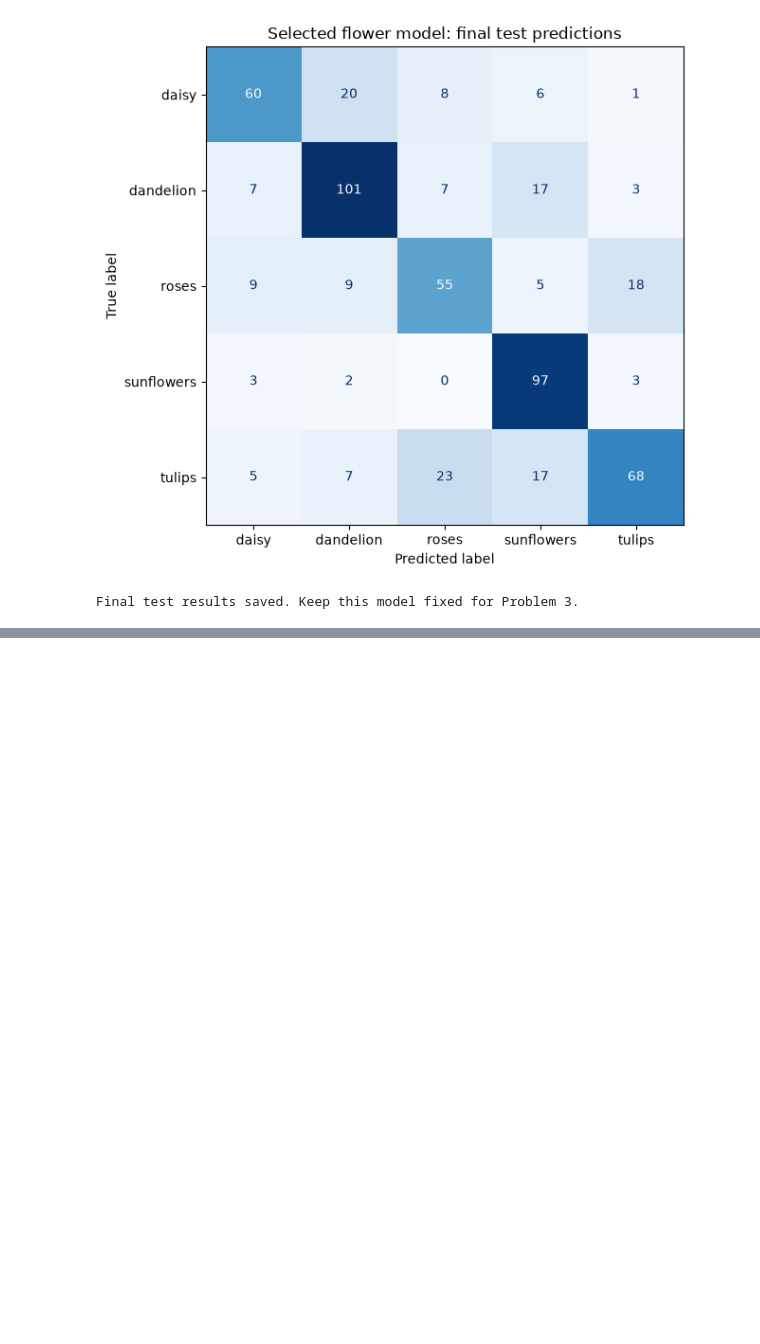
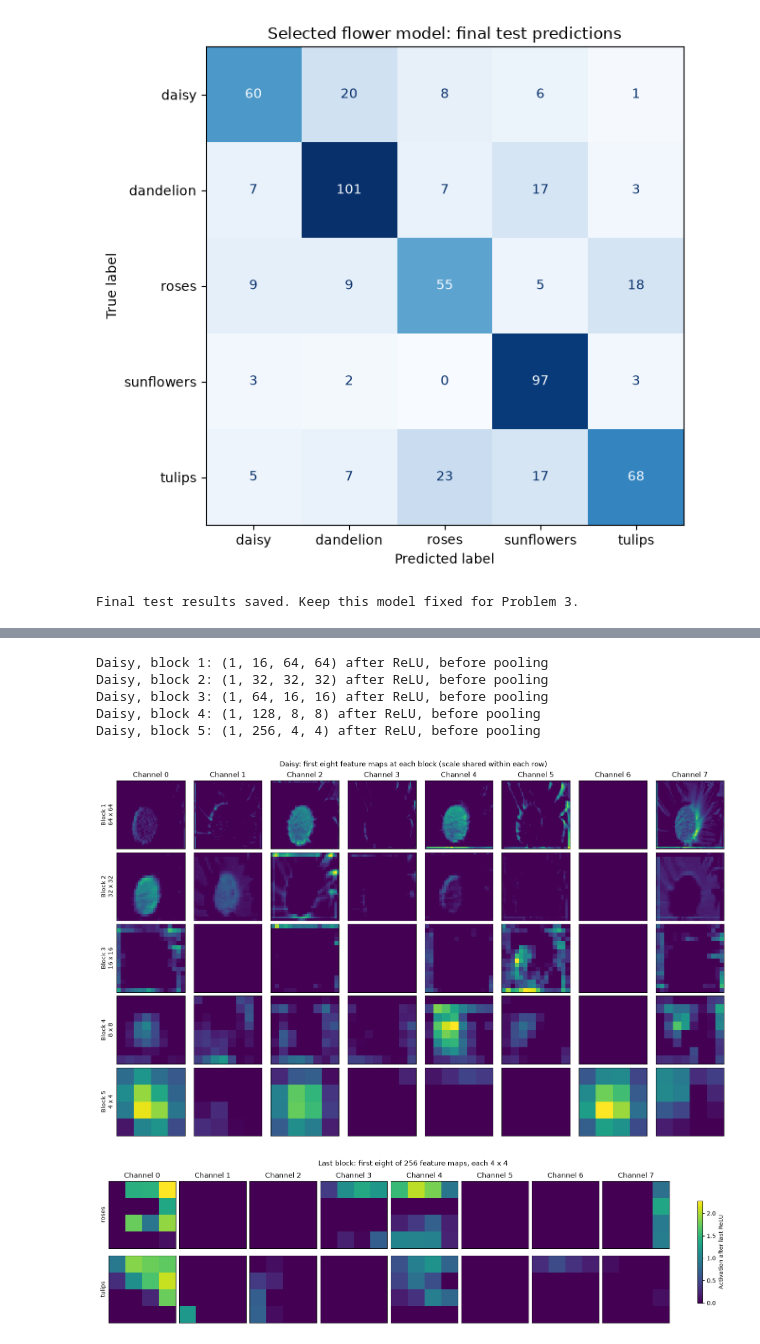
Before and after one commit to schwartzberg/dec04c, a Jupyter notebook: e89-Schwartzberg-Paul-HW04.ipynb, the cells around one changed output, grey strips where cells are left out. Saved outputs shown, nothing was run; the diff lists cells and outputs as text; code cells hidden in the pictures; blank space fills up the shorter version.

```diff
--- a/e89-Schwartzberg-Paul-HW04.ipynb
+++ b/e89-Schwartzberg-Paul-HW04.ipynb
@@ -1655,0 +1774,53 @@ For Problem 3, the last convolution is `flower_final_model.features[12]`. <br>It
+# %%
+def trace_flower_features(input_tensor):
+    """Return feature maps after each ReLU, before pooling, and verify the forward pass."""
+    maps = {}
+    current = input_tensor
+    block = 0
+    with torch.no_grad():
+        for layer in p3_model.features:
+            if isinstance(layer, nn.Conv2d):
+                block += 1
+            current = layer(current)
+            if isinstance(layer, (nn.ReLU, nn.LeakyReLU)):
+                maps[block] = current.clone()
+        scores = p3_model.classifier(current)
+        torch.testing.assert_close(scores, p3_model(input_tensor))
+    return maps
+
+p3_daisy_maps = trace_flower_features(p3_photos["daisy"]["input"])
+fig, axes = plt.subplots(5, 8, figsize=(15, 9), layout="constrained")
+for row, (block, maps) in enumerate(p3_daisy_maps.items()):
+    print(f"Daisy, block {block}: {tuple(maps.shape)} after ReLU, before pooling")
+    shown = maps[0, :8]
+    upper = max(float(shown.max()), 1e-8)
+    for channel, ax in enumerate(axes[row]):
+        ax.imshow(shown[channel], cmap="viridis", vmin=0, vmax=upper, interpolation="nearest")
+        ax.set_xticks([]);ax.set_yticks([])
+        if row == 0:ax.set_title(f"Channel {channel}")
+        if channel == 0:ax.set_ylabel(f"Block {block}\n{maps.shape[-1]} x {maps.shape[-1]}")
+fig.suptitle("Daisy: first eight feature maps at each block (scale shared within each row)")
+fig.savefig(p3_output / "daisy_all_blocks.png", dpi=120);plt.show()
+
+# Compare the same channel indices for roses and tulips with a shared scale.
+p3_last_maps = {name: trace_flower_features(p3_photos[name]["input"])[5][0, :8]
+                for name in ["roses", "tulips"]}
+upper = max(max(float(maps.max()) for maps in p3_last_maps.values()), 1e-8)
+fig, axes = plt.subplots(2, 8, figsize=(15, 4), layout="constrained")
+for row, (name, maps) in enumerate(p3_last_maps.items()):
+    for channel, ax in enumerate(axes[row]):
+        picture = ax.imshow(maps[channel], cmap="viridis", vmin=0, vmax=upper, interpolation="nearest")
+        ax.set_xticks([]);ax.set_yticks([])
+        if row == 0:ax.set_title(f"Channel {channel}")
+        if channel == 0:ax.set_ylabel(name)
+fig.colorbar(picture, ax=axes, shrink=0.7, label="Activation after last ReLU")
+fig.suptitle("Last block: first eight of 256 feature maps, each 4 x 4")
+fig.savefig(p3_output / "roses_tulips_last_block.png", dpi=120);plt.show()
+# %% [output]
+Daisy, block 1: (1, 16, 64, 64) after ReLU, before pooling
+Daisy, block 2: (1, 32, 32, 32) after ReLU, before pooling
+Daisy, block 3: (1, 64, 16, 16) after ReLU, before pooling
+Daisy, block 4: (1, 128, 8, 8) after ReLU, before pooling
+Daisy, block 5: (1, 256, 4, 4) after ReLU, before pooling
+[figure, added]
+[figure, added]
```
Also changed, not shown: parts of 12 cells of this notebook, 12 other files.
